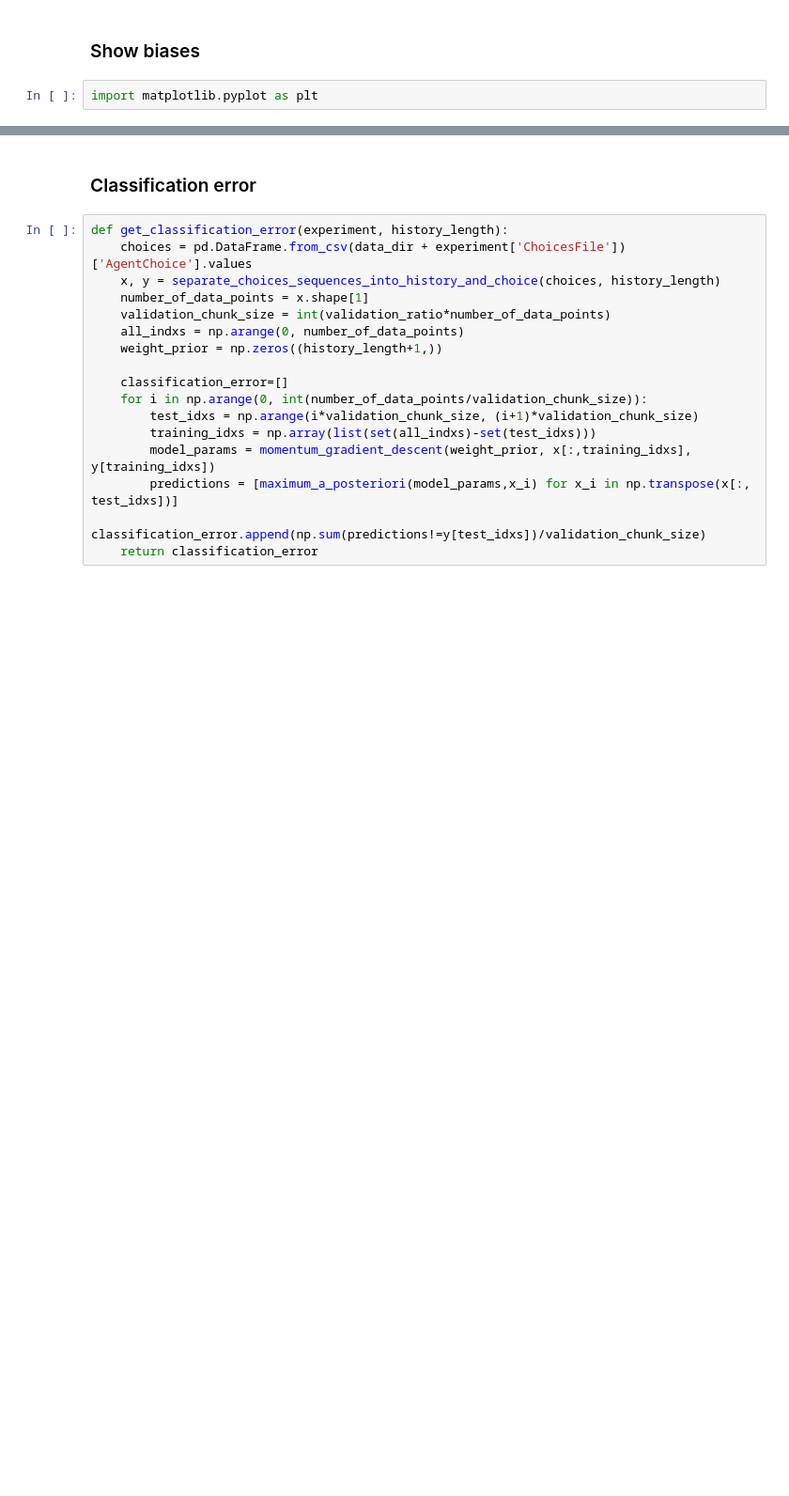
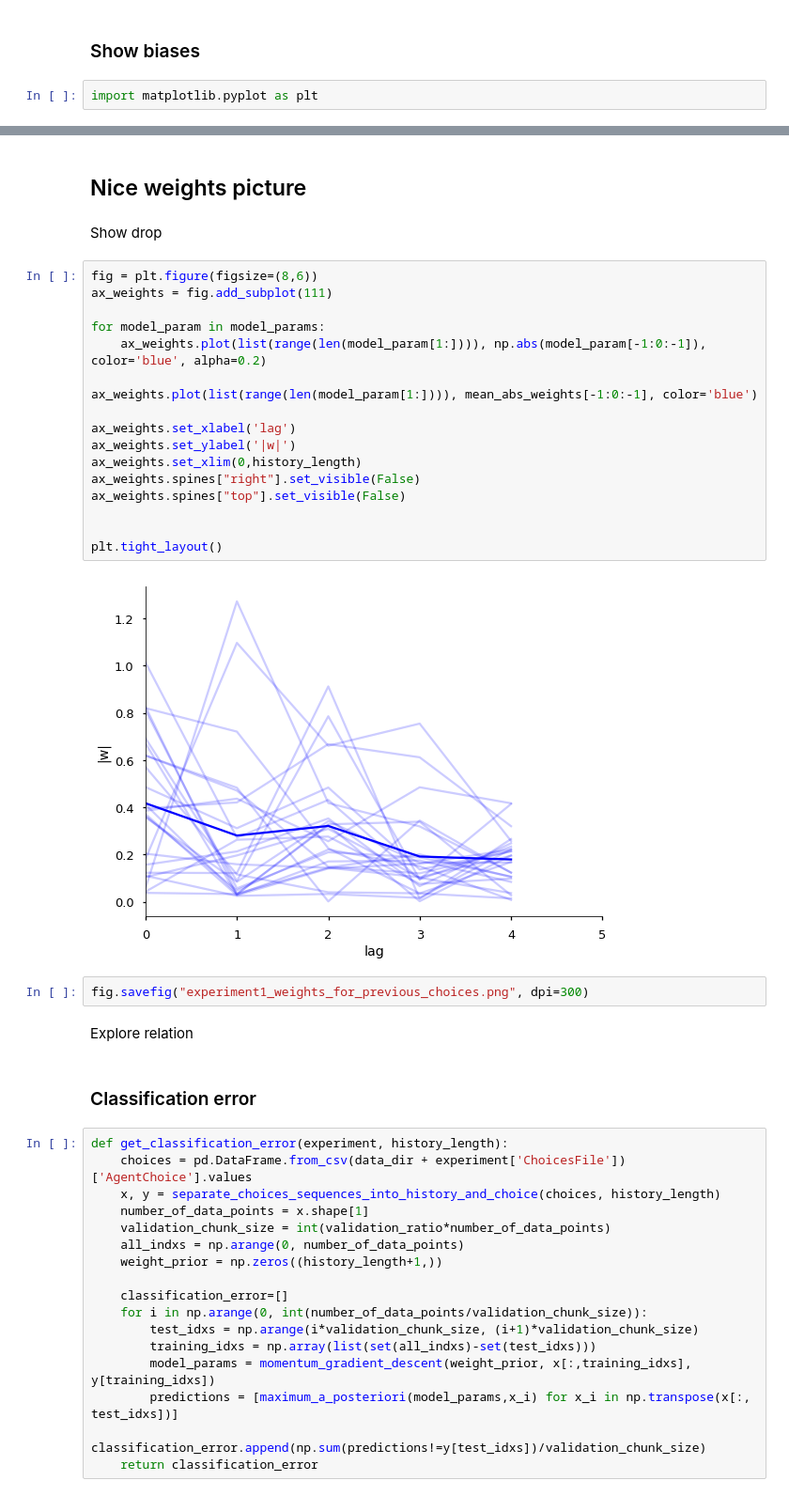
Before and after one commit to pfeffer90/unbias, a Jupyter notebook: unbias/bias-in-no-feedback-experiment.ipynb, the cells around one changed output, grey strips where cells are left out. Shown at 94% size. Saved outputs shown, nothing was run; the diff lists cells and outputs as text; blank space fills up the shorter version.

```diff
--- a/unbias/bias-in-no-feedback-experiment.ipynb
+++ b/unbias/bias-in-no-feedback-experiment.ipynb
@@ -100,3 +122,30 @@ from training_data import sigmoid
+# %% [markdown]
+## Nice weights picture
+# %% [markdown]
+Show drop
+# %%
+fig = plt.figure(figsize=(8,6))
+ax_weights = fig.add_subplot(111)
+
+for model_param in model_params:
+    ax_weights.plot(list(range(len(model_param[1:]))), np.abs(model_param[-1:0:-1]), color='blue', alpha=0.2)
+
+ax_weights.plot(list(range(len(model_param[1:]))), mean_abs_weights[-1:0:-1], color='blue')
+
+ax_weights.set_xlabel('lag')
+ax_weights.set_ylabel('|w|')
+ax_weights.set_xlim(0,history_length)
+ax_weights.spines["right"].set_visible(False)
+ax_weights.spines["top"].set_visible(False)
+
+
+plt.tight_layout()
+# %% [output]
+[figure, added]
+# %%
+fig.savefig("experiment1_weights_for_previous_choices.png", dpi=300)
+# %% [markdown]
+Explore relation
 # %% [markdown]
 ### Classification error
 # %%
```
Also changed, not shown: parts of 27 cells of this notebook, 2 other files.
